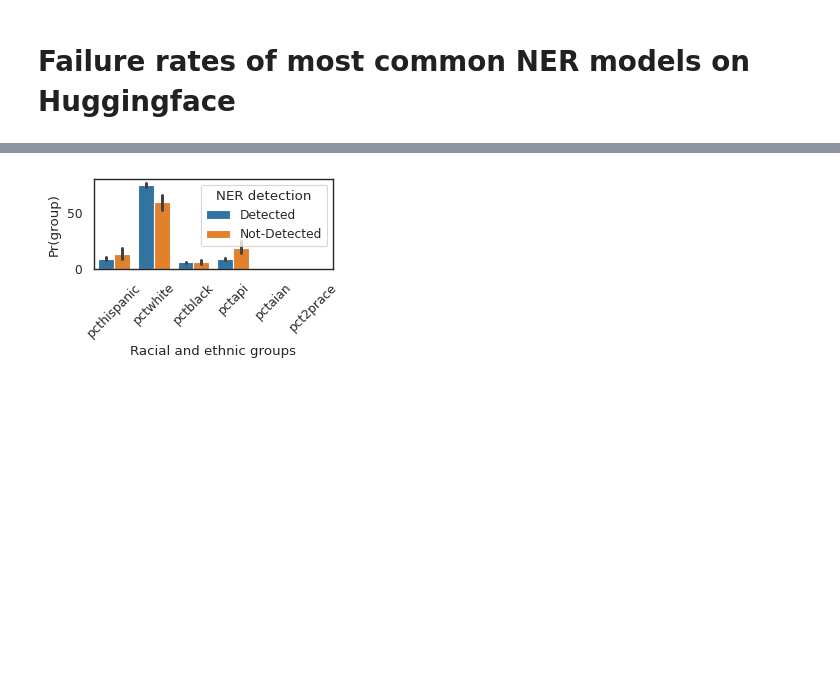
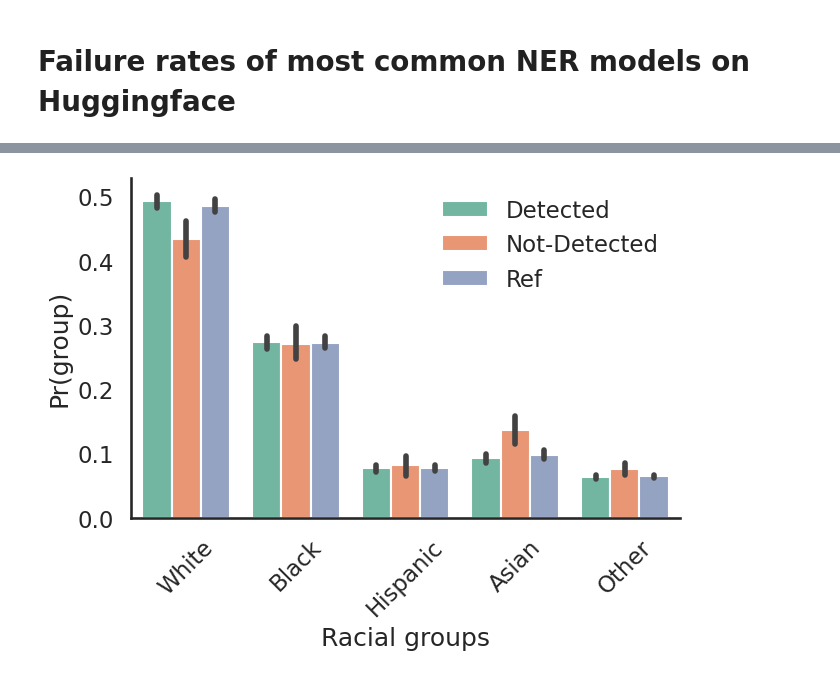
Before and after one commit to jasminium/raiit-2023, a Jupyter notebook: ner_failures.ipynb, the cells around one changed output, grey strips where cells are left out. Cells and saved outputs as stored; diff of their text form; code cells hidden in the pictures; blank space fills up the shorter version.

```diff
--- a/ner_failures.ipynb
+++ b/ner_failures.ipynb
@@ -35,6 +35,7 @@ from tqdm import tqdm
 
 from styles import fig_size
 
+palette = sns.color_palette('Set2')
 sns.set_style('white')
-sns.set_context('paper')
-sns.set_palette('tab10')
+sns.set_context('talk')
+sns.set_palette(palette=palette)
@@ -344,40 +334,51 @@ array(['A', 'Abd', 'Abu', 'Achilles', 'Adem', 'Ademide', 'Ademola',
 # %%
 df_mistakes = pd.DataFrame({
-    'firstname': results_df[(results_df['y_pred'] == 'Not Detected') & (results_df['model'] == 'dslim/bert-base-NER')]['Name'].unique()
+    'firstname': results_df[(results_df['y_pred'] == 'Fail') & (results_df['model'] == 'dslim/bert-base-NER')]['Name'].unique()
 })
 
 df_correct = pd.DataFrame({
-    'firstname': results_df[(results_df['y_pred'] == 'Detected') & (results_df['model'] == 'dslim/bert-base-NER')]['Name'].unique()
+    'firstname': results_df[(results_df['y_pred'] == 'Pass') & (results_df['model'] == 'dslim/bert-base-NER')]['Name'].unique()
+})
+
+df_ref = pd.DataFrame({
+    'firstname': results_df[results_df['model'] == 'dslim/bert-base-NER']['Name'].unique()
 })
 
 df_correct['firstname'] = df_correct['firstname'].str.upper()
 df_mistakes['firstname'] = df_mistakes['firstname'].str.upper()
+df_ref['firstname'] = df_ref['firstname'].str.upper()
 
-ethnicity_estimates = pd.read_csv('data/firstnames.csv')
+
+
+#ethnicity_estimates = pd.read_csv('data/firstnames.csv')
+ethnicity_estimates = pd.read_csv('data/first_nameRaceProbs.csv')
+display(ethnicity_estimates)
+
 
 # mistakes
 
 # https://github.com/appeler/ethnicolr/blob/master/ethnicolr/data/census/census_2000.pdf
 # page 17
 
-groups = [
-    'pcthispanic', # percent hispanic origin
-    'pctwhite', # percent non-hispanic white only
-    'pctblack', # perecnet non-hispanic black only
-    'pctapi', # Percent non-hispanic Asian and pacific islander only
-    'pctaian', # Percent non-hispanic american indian and alaskan native only
-    'pct2prace' # Percent non-hispanic of two or more races
-]
+#groups = [
+#    'pcthispanic', # percent hispanic origin
+#    'pctwhite', # percent non-hispanic white only
+#    'pctblack', # perecnet non-hispanic black only
+#    'pctapi', # Percent non-hispanic Asian and pacific islander only
+#    'pctaian', # Percent non-hispanic american indian and alaskan native only
+#    'pct2prace' # Percent non-hispanic of two or more races
+#]
 
-print(ethnicity_estimates)
+groups = ['whi','bla','his','asi','oth']
+
+display(ethnicity_estimates)
 
 df_mistake_ethnicity = df_mistakes.merge(ethnicity_estimates, on='firstname', how='inner')
-print('mistake intersection')
-print(df_mistake_ethnicity)
 
 df_ref_ethnicity = df_correct.merge(ethnicity_estimates, on='firstname', how='inner')
-print('correct intersection')
-print(df_ref_ethnicity)
+
+df_reference = df_ref.merge(ethnicity_estimates, on='firstname', how='inner')
+
 
 probs = [df_mistake_ethnicity[group] for group in groups]
 ethnicity = [[group] * len(df_mistake_ethnicity[group]) for group in groups]
@@ -402,14 +403,36 @@ df_prob_pop = pd.DataFrame({
     'NER detection': ['Detected'] * len(probs)
 })
 
-df_sets = pd.concat([df_prob_pop, df_prob]).reset_index(drop=True)
+# general
+probs = [df_reference[group] for group in groups]
+ethnicity = [[group] * len(df_reference[group]) for group in groups]
+probs = np.concatenate(probs, axis=0)
+ethnicity = np.concatenate(ethnicity, axis=0)
 
-plt.figure(figsize=(3,3/1.6), constrained_layout=True)
+df_prob_ref = pd.DataFrame({
+    'prob': probs,
+    'ethnicity': ethnicity,
+    'NER detection': ['Ref'] * len(probs)
+})
+
+df_sets = pd.concat([df_prob_pop, df_prob, df_prob_ref]).reset_index(drop=True)
+
+plt.figure(constrained_layout=True)
+group_map = dict(zip(['whi','bla','his','asi','oth'], ['White', 'Black', 'Hispanic', 'Asian', 'Other']))
+print(group_map)
+
+df_sets = df_sets.replace(group_map)
+display(df_sets)
+
+
 ax = sns.barplot(data=df_sets, y='prob', x='ethnicity', hue='NER detection')
+plt.xticks(rotation=45)
+plt.xlabel('Racial groups')
+plt.ylabel(r'Pr(group)')
+plt.legend(frameon=False)
+sns.despine()
+plt.savefig('figures/raceethnic-bias.pdf')
+plt.savefig('figures/raceethnic-bias.png', dpi=330)
 
-plt.xticks(rotation=45)
-plt.xlabel('Racial and ethnic groups')
-plt.ylabel(r'Pr(group)')
-plt.savefig('figures/raceethnic-bias.pdf')
 plt.show()
 # %% [output]
@@ -433 +479 @@ plt.show()
-[figure, old version]
+[figure, new version]
```
Also changed, not shown: parts of 7 cells of this notebook, 9 other files.
